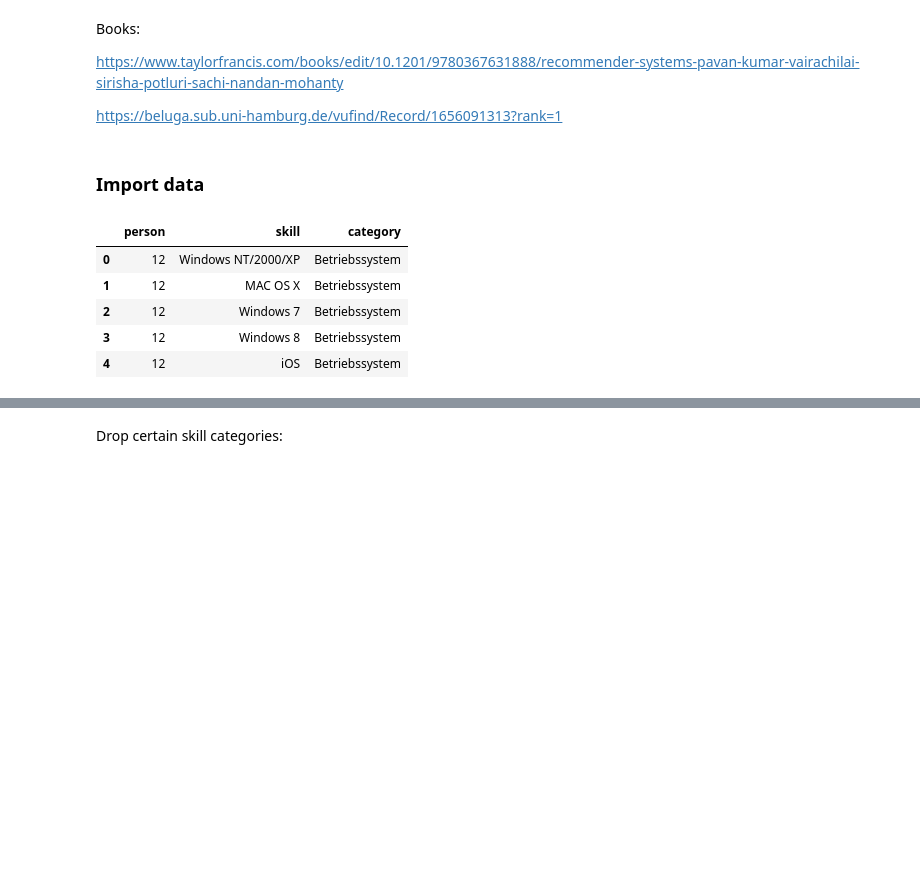
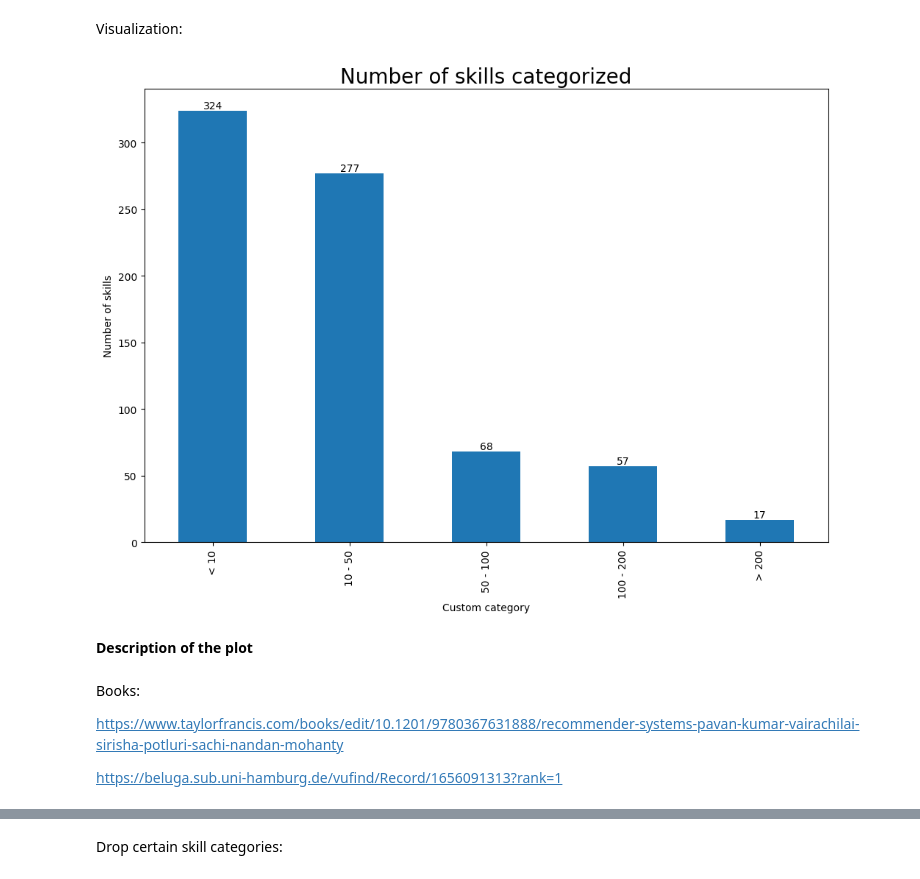
Before and after one commit to maximizer36/DS_AP, a Jupyter notebook: AP_descriptive_analysis.ipynb, the cells around one changed output, grey strips where cells are left out. Drawn from its saved outputs; the diff is of its cells as text; code cells hidden in the pictures; blank space fills up the shorter version.

```diff
--- a/AP_descriptive_analysis.ipynb
+++ b/AP_descriptive_analysis.ipynb
@@ -4,0 +158,3 @@ To Do's:
+# %%
+df_categorized = df.groupby(["category", "skill"])["skill"].count().to_frame().rename(columns={"skill": "number_of_users"}).reset_index()
+df_categorized.head(5)
@@ -4,0 +223,3 @@ To Do's:
+# %%
+df_categorized = df_categorized.value_counts("frequence_category").to_frame().reset_index().rename(columns={0: "number_of_skills"})
+df_categorized
@@ -5,3 +233,34 @@ To Do's:
+# %% [markdown]
+Visualization:
+# %%
+plt.figure(figsize=(12, 8))
+ax = df_categorized.number_of_skills.plot(kind="bar")
+
+# ##########
+# # Set the categories as x labels
+# ##########
+ax.set_xticklabels(df_categorized.frequence_category)
+
+###########
+# Set bar labels
+###########
+rects = ax.patches
+for rect, label in zip(rects, df_categorized.number_of_skills):
+    height = rect.get_height()
+    ax.text(rect.get_x() + rect.get_width() / 2, height+0.01, label,
+        ha='center', va='bottom')
+
+##########
+# Set the titles
+##########
+ax.set_title("Number of skills categorized", fontsize=20)
+ax.set_xlabel("Custom category", fontsize=10)
+ax.set_ylabel("Number of skills", fontsize=10)
+plt.show()
+# %% [output]
+[figure, added]
+# %% [markdown]
+**Description of the plot**
 # %% [markdown]
 Books:
 
@@ -18,13 +269,0 @@ import matplotlib.ticker as mtick
-# %% [markdown]
-### Import data
-# %%
-df = pd.read_csv("person-skills_2022-06-27.csv",sep=";")
-#df = [~df["category"].isin(["Betriebssystem", "Dienste", "Einsatzfelder / Erfahrungen / Schwerpunkte", "Rolle (intern)"])]
-df.head(5)
-# %% [output]
-|  | person | skill | category |
-| 0 | 12 | Windows NT/2000/XP | Betriebssystem |
-| 1 | 12 | MAC OS X | Betriebssystem |
-| 2 | 12 | Windows 7 | Betriebssystem |
-| 3 | 12 | Windows 8 | Betriebssystem |
-| 4 | 12 | iOS | Betriebssystem |
```
Also changed, not shown: parts of 69 cells of this notebook, 3 other files.
